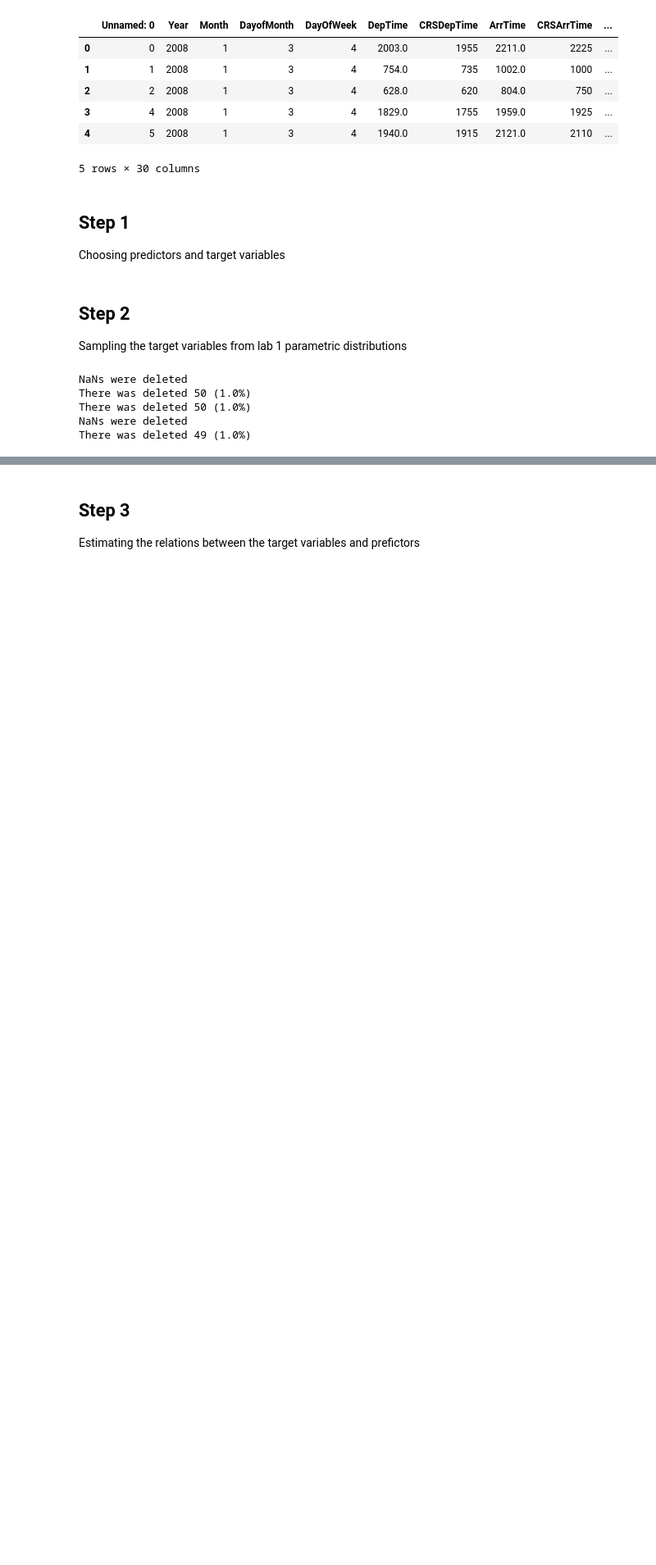
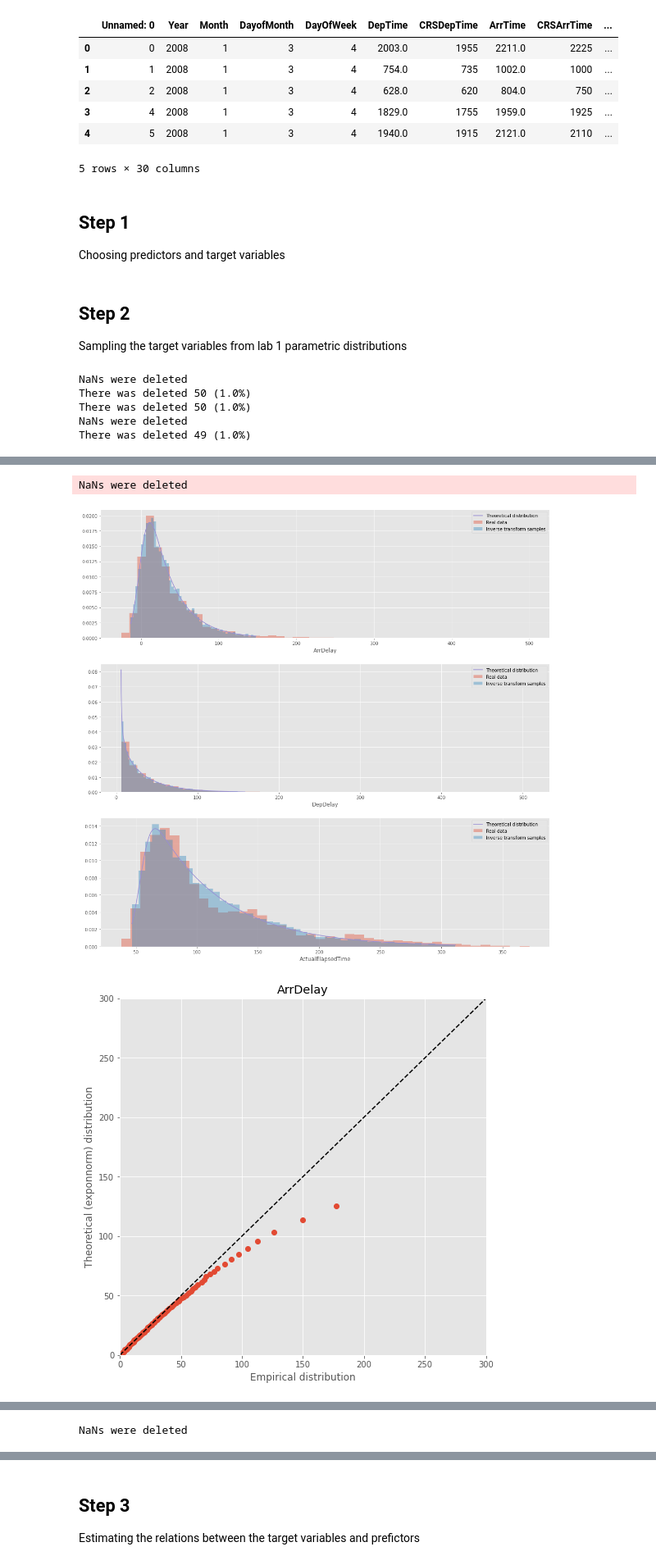
Before and after one commit to vvoronin96/MM_MDA, a Jupyter notebook: Lab 3.ipynb, the cells around one changed output, grey strips where cells are left out. Shown at 82% size. Cells and saved outputs as stored; diff of their text form; code cells hidden in the pictures; blank space fills up the shorter version.

```diff
--- a/Lab 3.ipynb
+++ b/Lab 3.ipynb
@@ -330,0 +363,8 @@ for dist in dists:
+# %%
+# generating and plottig reject samples
+
+sample_and_plot(dists, reject_sampling)
+# %% [output]
+NaNs were deleted
+[figure, added]
+[figure, added]
@@ -330,0 +372 @@ for dist in dists:
+NaNs were deleted
```
Also changed, not shown: parts of 8 cells of this notebook.
